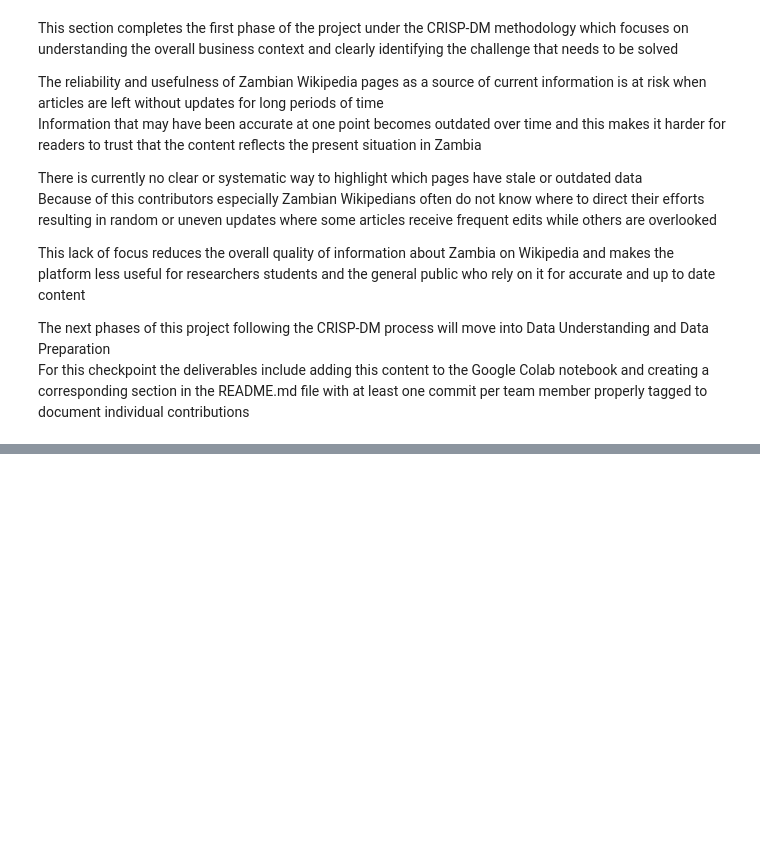
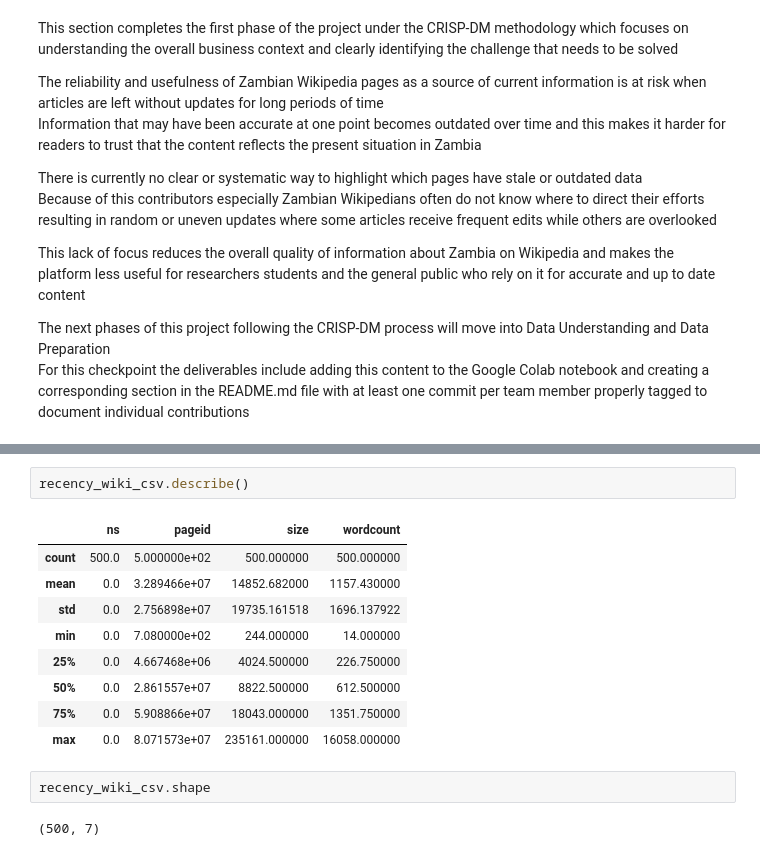
Before and after one commit to Chalwemwansa/data_mining_assign, a Jupyter notebook: Group_22_data_mining_assign.ipynb, the cells around one changed output, grey strips where cells are left out. Drawn from its saved outputs; the diff is of its cells as text; blank space fills up the shorter version.

```diff
--- a/Group_22_data_mining_assign.ipynb
+++ b/Group_22_data_mining_assign.ipynb
@@ -76,0 +129,16 @@ For this checkpoint the deliverables include adding this content to the Google C
+# %%
+recency_wiki_csv.describe()
+# %% [output]
+|  | ns | pageid | size | wordcount |
+| count | 500.0 | 5.000000e+02 | 500.000000 | 500.000000 |
+| mean | 0.0 | 3.289466e+07 | 14852.682000 | 1157.430000 |
+| std | 0.0 | 2.756898e+07 | 19735.161518 | 1696.137922 |
+| min | 0.0 | 7.080000e+02 | 244.000000 | 14.000000 |
+| 25% | 0.0 | 4.667468e+06 | 4024.500000 | 226.750000 |
+| 50% | 0.0 | 2.861557e+07 | 8822.500000 | 612.500000 |
+| 75% | 0.0 | 5.908866e+07 | 18043.000000 | 1351.750000 |
+| max | 0.0 | 8.071573e+07 | 235161.000000 | 16058.000000 |
+# %%
+recency_wiki_csv.shape
+# %% [output]
+(500, 7)
```
Also changed, not shown: parts of 10 cells of this notebook.
